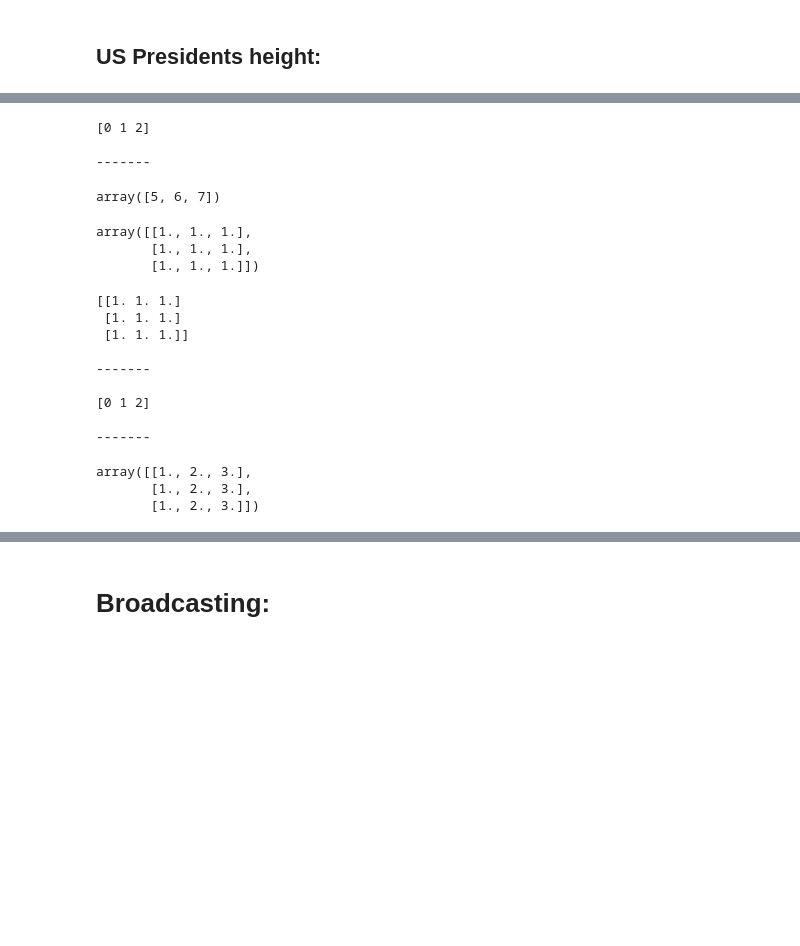
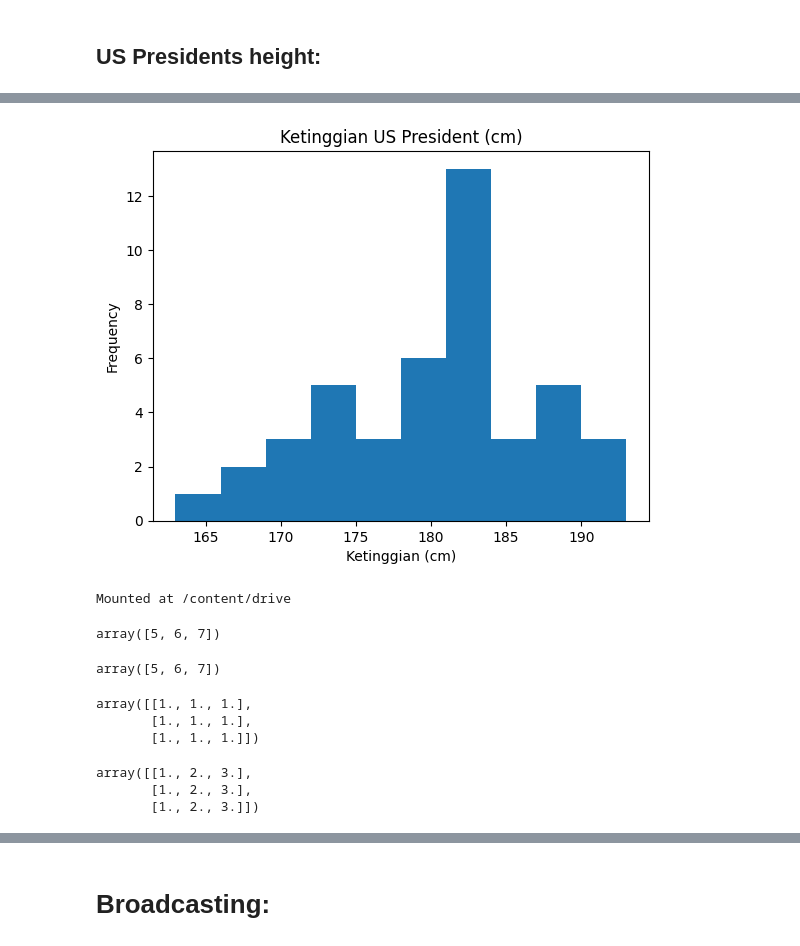
Before and after one commit to mohdkhairilabdulkarim/STQD6014-Data-Science, a Jupyter notebook: Week07_NumPy_20231203_WC.ipynb, the cells around one changed output, grey strips where cells are left out. Saved outputs shown, nothing was run; the diff lists cells and outputs as text; code cells hidden in the pictures; blank space fills up the shorter version.

```diff
--- a/Week07_NumPy_20231203_WC.ipynb
+++ b/Week07_NumPy_20231203_WC.ipynb
@@ -832,4 +824,12 @@ np.min(big_array), np.max(big_array)
 # %%
 # Heights of USA Presidents
 # Link: https://tinyurl.com/3s7dta9h
+import numpy as np
+import pandas as pd
+
+data=pd.read_csv("https://tinyurl.com/3s7dta9h")
+print(data)
+
+heights=np.array(data['height(cm)'])
+heights
 # %% [output]
@@ -861,9 +884,31 @@ array([5, 6, 7])
+# %%
+plt.hist(heights)
+plt.title("Ketinggian US President (cm)")
+plt.xlabel("Ketinggian (cm)")
+plt.ylabel("Frequency")
+
+#save the plot to your own specific folder
+plt.savefig("/content/drive/MyDrive/STQD6014/Plot/Ketinggian_US_President.png")
+# %% [output]
+[figure, added]
+# %%
+from google.colab import drive
+drive.mount('/content/drive')
+# %% [output]
+Mounted at /content/drive
+# %%
+# Create some data
+# element-wise summation
+
+a=np.array([0,1,2])
+b=np.array([5,5,5])
+a+b
+# %% [output]
+array([5, 6, 7])
 # %%
 # Stretches or duplicates the value 5 into the array [5, 5, 5]
+a+5
 # %% [output]
-[0 1 2]
-
--------
+array([5, 6, 7])
-array([5, 6, 7])
 # %%
 # Array of 3 x 3
@@ -873,16 +920,11 @@ array([[1., 1., 1.],
        [1., 1., 1.]])
 # %%
 # one-dimensional array a is stretched, or broadcast across the second dimension in order to match the shape of M
+# M -> 3 x 3
+# a -> 3
+
+M + a
 # %% [output]
-[[1. 1. 1.]
- [1. 1. 1.]
- [1. 1. 1.]]
-
--------
-
-[0 1 2]
-
--------
+array([[1., 2., 3.],
+       [1., 2., 3.],
+       [1., 2., 3.]])
-array([[1., 2., 3.],
-       [1., 2., 3.],
-       [1., 2., 3.]])
```
Also changed, not shown: parts of 32 cells of this notebook.
